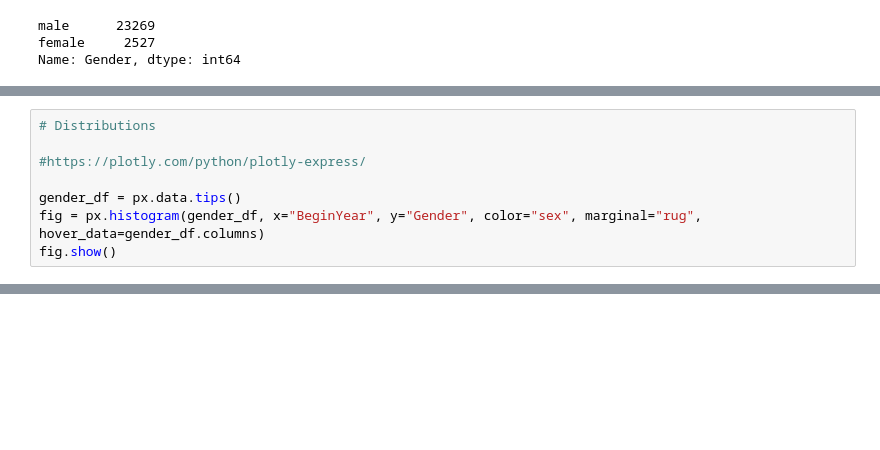
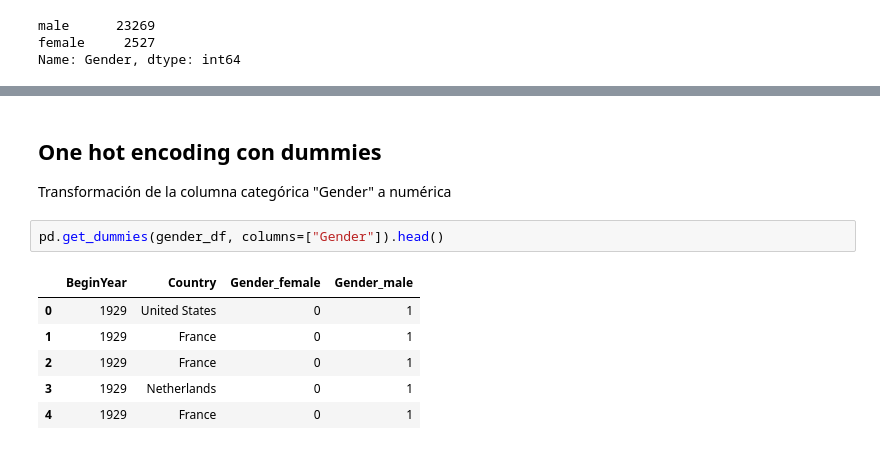
Before and after one commit to PaulaNuno/ironhack-final-project, a Jupyter notebook: gender_exploring_dataset.ipynb, the cells around one changed output, grey strips where cells are left out. Cells and saved outputs as stored; diff of their text form; blank space fills up the shorter version.

```diff
--- a/gender_exploring_dataset.ipynb
+++ b/gender_exploring_dataset.ipynb
@@ -71,8 +66,0 @@ gender_df.to_csv('output/gender_df.csv', index = False)
-# %%
-# Distributions
-
-#https://plotly.com/python/plotly-express/
-
-gender_df = px.data.tips()
-fig = px.histogram(gender_df, x="BeginYear", y="Gender", color="sex", marginal="rug", hover_data=gender_df.columns)
-fig.show()
@@ -80,0 +89,13 @@ ValueError: Value of 'x' is not the name of a column in 'data_frame'. Expected o
+# %% [markdown]
+## One hot encoding con dummies
+
+Transformación de la columna categórica "Gender" a numérica
+# %%
+pd.get_dummies(gender_df, columns=["Gender"]).head()
+# %% [output]
+|  | BeginYear | Country | Gender_female | Gender_male |
+| 0 | 1929 | United States | 0 | 1 |
+| 1 | 1929 | France | 0 | 1 |
+| 2 | 1929 | France | 0 | 1 |
+| 3 | 1929 | Netherlands | 0 | 1 |
+| 4 | 1929 | France | 0 | 1 |
```
Also changed, not shown: parts of 9 cells of this notebook, 8 other files.
